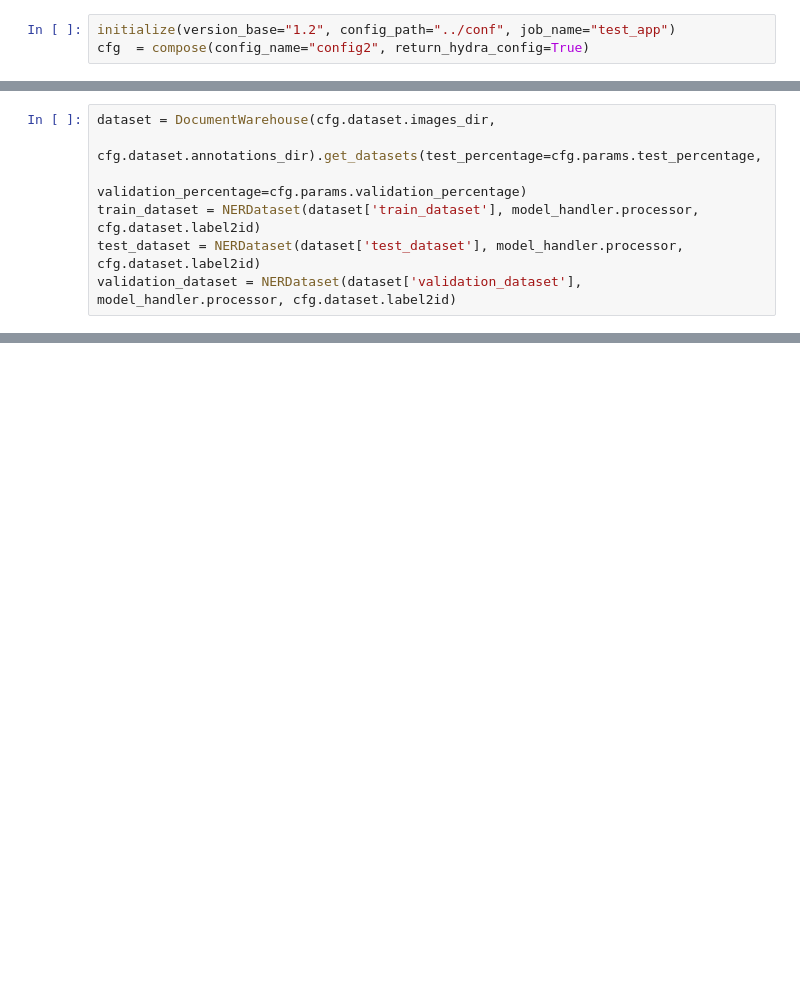
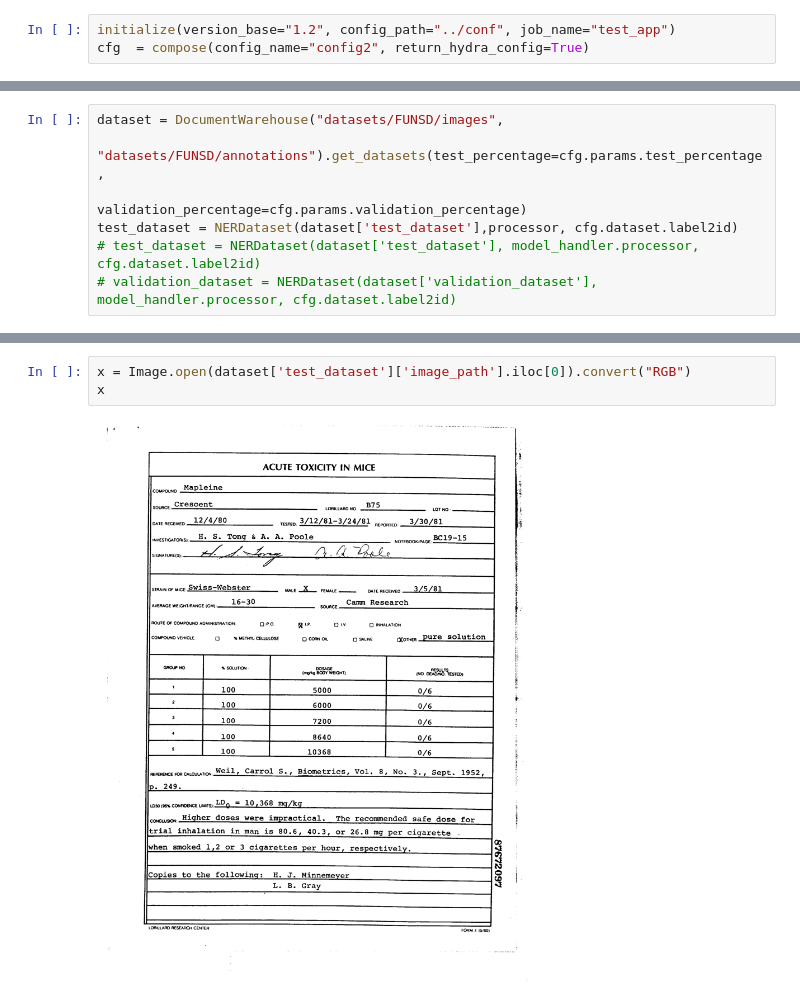
Before and after one commit to mfilan/token_classification, a Jupyter notebook: src/notebooks/test.ipynb, the cells around one changed output, grey strips where cells are left out. Drawn from its saved outputs; the diff is of its cells as text; blank space fills up the shorter version.

```diff
--- a/src/notebooks/test.ipynb
+++ b/src/notebooks/test.ipynb
@@ -26,7 +25,7 @@ device = torch.device('cpu')
 # %%
-dataset = DocumentWarehouse(cfg.dataset.images_dir,
-                            cfg.dataset.annotations_dir).get_datasets(test_percentage=cfg.params.test_percentage,
+dataset = DocumentWarehouse("datasets/FUNSD/images",
+                            "datasets/FUNSD/annotations").get_datasets(test_percentage=cfg.params.test_percentage,
                                                                       validation_percentage=cfg.params.validation_percentage)
-train_dataset = NERDataset(dataset['train_dataset'], model_handler.processor, cfg.dataset.label2id)
-test_dataset = NERDataset(dataset['test_dataset'], model_handler.processor, cfg.dataset.label2id)
-validation_dataset = NERDataset(dataset['validation_dataset'], model_handler.processor, cfg.dataset.label2id)
+test_dataset = NERDataset(dataset['test_dataset'],processor, cfg.dataset.label2id)
+# test_dataset = NERDataset(dataset['test_dataset'], model_handler.processor, cfg.dataset.label2id)
+# validation_dataset = NERDataset(dataset['validation_dataset'], model_handler.processor, cfg.dataset.label2id)
@@ -47,0 +53,5 @@ test_dataloader = DataLoader(test_dataset, batch_size=cfg.params.batch_size)
+# %%
+x = Image.open(dataset['test_dataset']['image_path'].iloc[0]).convert("RGB")
+x
+# %% [output]
+[figure, added]
```
Also changed, not shown: parts of 23 cells of this notebook, 3 other files.
